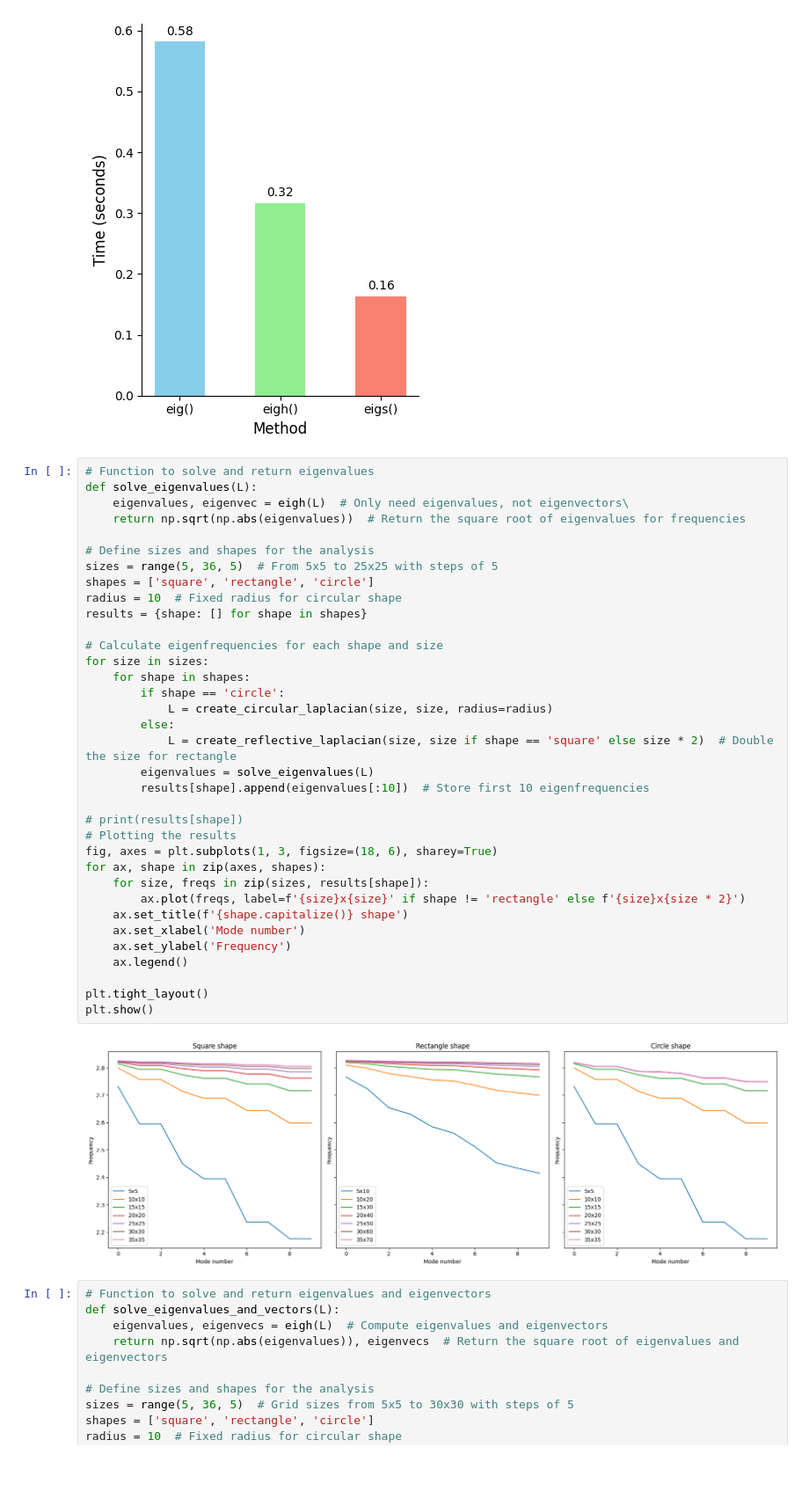
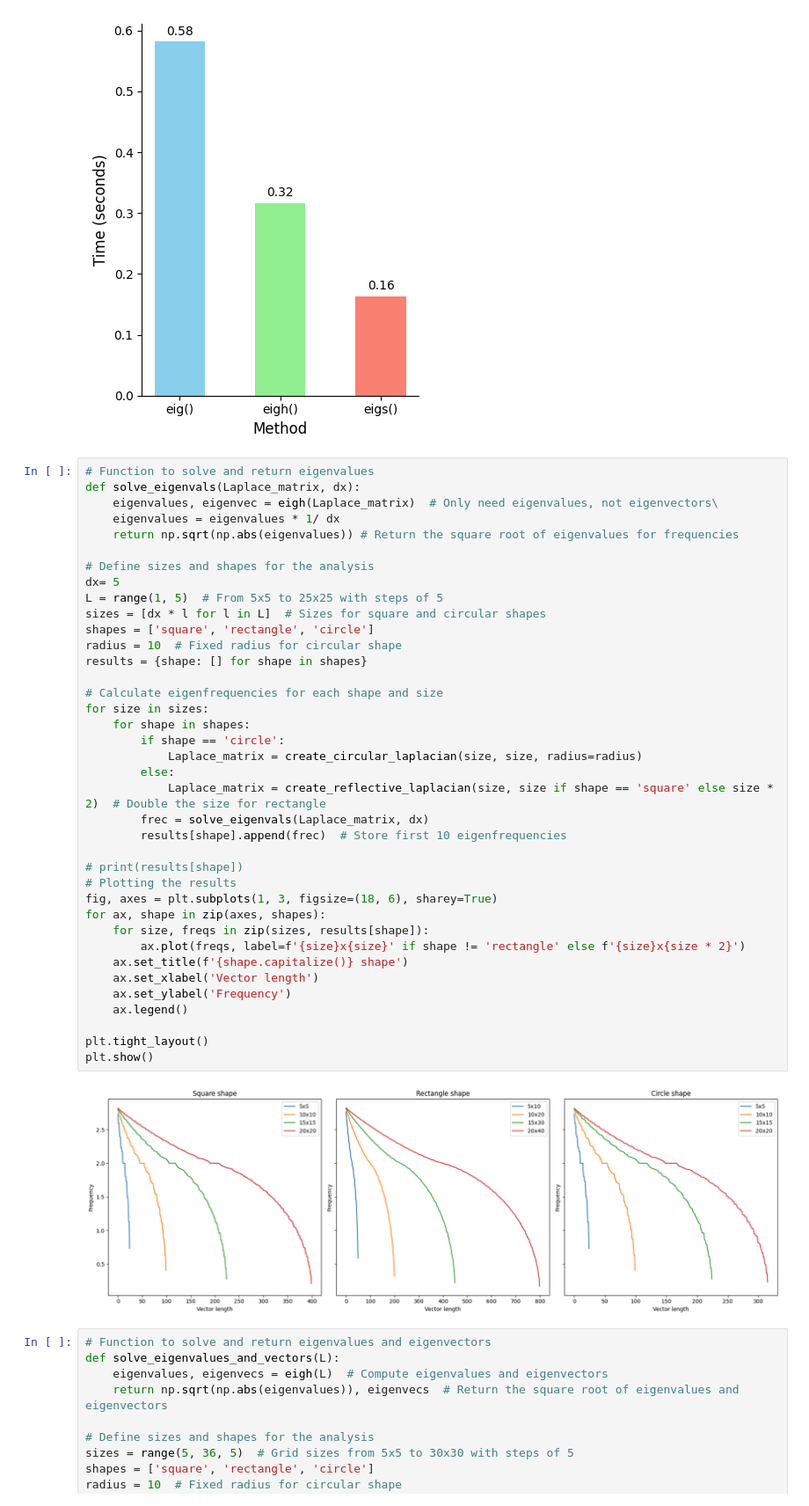
Before and after one commit to koenweverink/ScientificComputing, a Jupyter notebook: Set3.ipynb, the cells around one changed output. Shown at 88% size. Cells and saved outputs as stored; diff of their text form; blank space fills up the shorter version.

```diff
--- a/Set3.ipynb
+++ b/Set3.ipynb
@@ -382,41 +382,44 @@ plt.show()
 [figure]
 # %%
 # Function to solve and return eigenvalues
-def solve_eigenvalues(L):
-    eigenvalues, eigenvec = eigh(L)  # Only need eigenvalues, not eigenvectors\
-    return np.sqrt(np.abs(eigenvalues))  # Return the square root of eigenvalues for frequencies
+def solve_eigenvals(Laplace_matrix, dx):
+    eigenvalues, eigenvec = eigh(Laplace_matrix)  # Only need eigenvalues, not eigenvectors\
+    eigenvalues = eigenvalues * 1/ dx
+    return np.sqrt(np.abs(eigenvalues)) # Return the square root of eigenvalues for frequencies
 
 # Define sizes and shapes for the analysis
-sizes = range(5, 36, 5)  # From 5x5 to 25x25 with steps of 5
+dx= 5
+L = range(1, 5)  # From 5x5 to 25x25 with steps of 5
+sizes = [dx * l for l in L]  # Sizes for square and circular shapes
 shapes = ['square', 'rectangle', 'circle']
 radius = 10  # Fixed radius for circular shape
 results = {shape: [] for shape in shapes}
 
 # Calculate eigenfrequencies for each shape and size
 for size in sizes:
     for shape in shapes:
         if shape == 'circle':
-            L = create_circular_laplacian(size, size, radius=radius)
+            Laplace_matrix = create_circular_laplacian(size, size, radius=radius)
         else:
-            L = create_reflective_laplacian(size, size if shape == 'square' else size * 2)  # Double the size for rectangle
-        eigenvalues = solve_eigenvalues(L)
-        results[shape].append(eigenvalues[:10])  # Store first 10 eigenfrequencies
+            Laplace_matrix = create_reflective_laplacian(size, size if shape == 'square' else size * 2)  # Double the size for rectangle
+        frec = solve_eigenvals(Laplace_matrix, dx)
+        results[shape].append(frec)  # Store first 10 eigenfrequencies
 
 # print(results[shape])
 # Plotting the results
 fig, axes = plt.subplots(1, 3, figsize=(18, 6), sharey=True)
 for ax, shape in zip(axes, shapes):
     for size, freqs in zip(sizes, results[shape]):
         ax.plot(freqs, label=f'{size}x{size}' if shape != 'rectangle' else f'{size}x{size * 2}')
     ax.set_title(f'{shape.capitalize()} shape')
-    ax.set_xlabel('Mode number')
+    ax.set_xlabel('Vector length')
     ax.set_ylabel('Frequency')
     ax.legend()
 
 plt.tight_layout()
 plt.show()
 # %% [output]
-[figure, old version]
+[figure, new version]
 # %%
 # Function to solve and return eigenvalues and eigenvectors
 def solve_eigenvalues_and_vectors(L):
```
Also changed, not shown: 1 other file.
